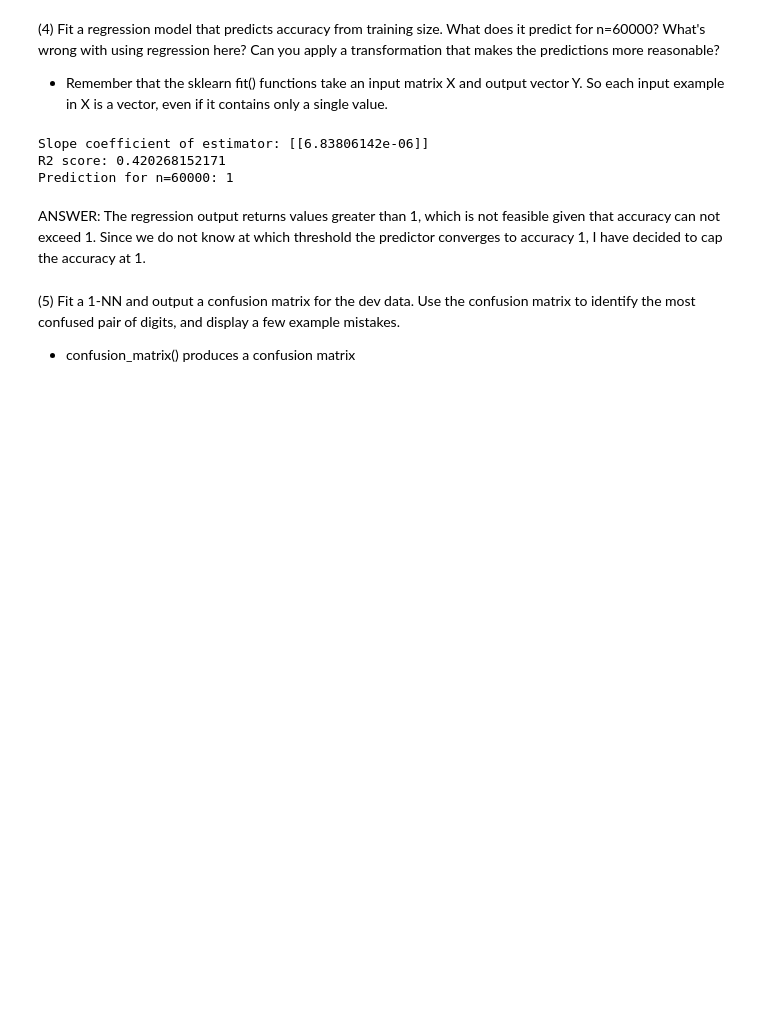
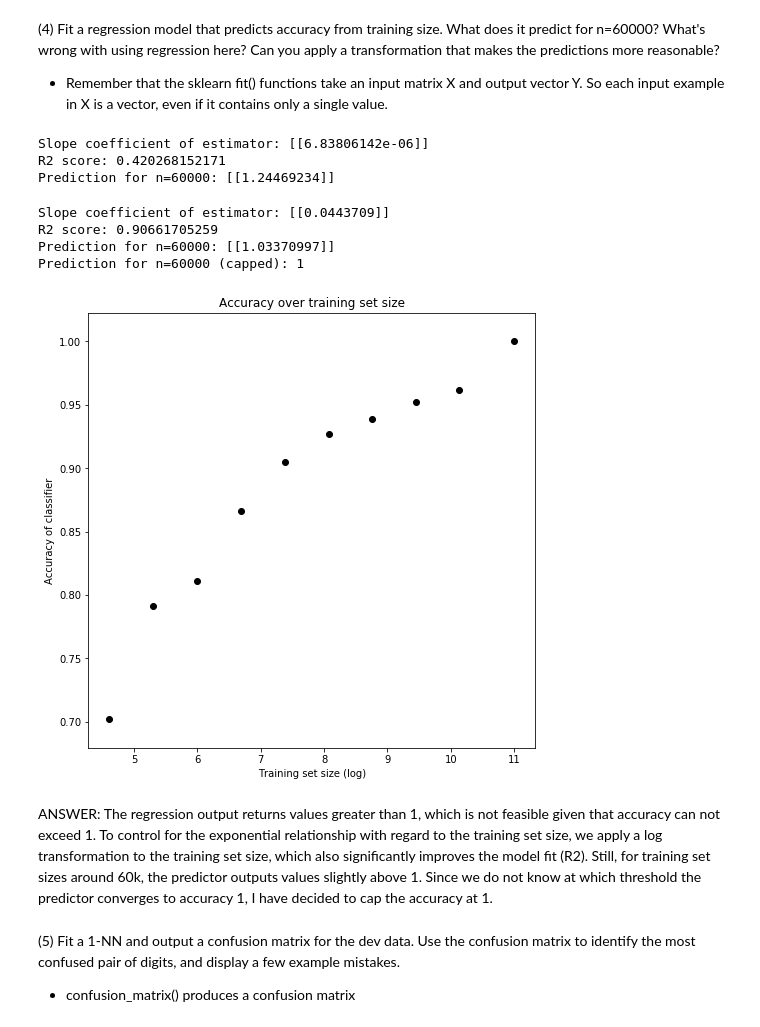
Before and after one commit to alekstoteles/UCB, a Jupyter notebook: alexander_mueller_p1.ipynb, the cells around one changed output. Drawn from its saved outputs; the diff is of its cells as text; code cells hidden in the pictures; blank space fills up the shorter version.

```diff
--- a/alexander_mueller_p1.ipynb
+++ b/alexander_mueller_p1.ipynb
@@ -218,9 +219,6 @@ def P4(pred_size):
     print("R2 score: {}".format(reg.score(x, y)))
     # Predict regressand
     prediction = reg.predict(np.array([[pred_size]]))
-    # Cap accuracy value at max 1
-    if pred_size > 1:
-      prediction = 1
     print("Prediction for n={}: {}".format(pred_size, prediction))
 
 
@@ -230,9 +228,45 @@ P4(60000)
 # %% [output]
 Slope coefficient of estimator: [[6.83806142e-06]]
 R2 score: 0.420268152171
-Prediction for n=60000: 1
+Prediction for n=60000: [[1.24469234]]
+# %%
+# Apply log(train_sizes) and log(pred_size), to control for exponential increase
+def P4(pred_size):
+    x = np.asarray(np.log(train_sizes)).reshape(-1,1)
+    y = np.asarray(accuracies).reshape(-1,1)
+    # Fit linear model to data
+    reg = LinearRegression()
+    reg.fit(x, y)
+    print("Slope coefficient of estimator: {}".format(reg.coef_))
+    print("R2 score: {}".format(reg.score(x, y)))
+    # Predict regressand
+    prediction = reg.predict(np.array([[np.log(pred_size)]]))
+    print("Prediction for n={}: {}".format(pred_size, prediction))
+    # Cap accuracy value at max 1
+    if prediction > 1:
+      prediction = 1
+    print("Prediction for n={} (capped): {}".format(pred_size, prediction))
+
+    x = np.append(x, np.log(pred_size))
+    y = np.append(y, prediction)
+
+    fig, ax = plt.subplots(figsize=(8, 8))
+    plt.title("Accuracy over training set size")
+    plt.xlabel("Training set size (log)")
+    plt.ylabel("Accuracy of classifier")
+    plt.scatter(x, y, color='black')
+    plt.show()
+
+
+P4(60000)
+# %% [output]
+Slope coefficient of estimator: [[0.0443709]]
+R2 score: 0.90661705259
+Prediction for n=60000: [[1.03370997]]
+Prediction for n=60000 (capped): 1
+[figure, added]
 # %% [markdown]
-ANSWER: The regression output returns values greater than 1, which is not feasible given that accuracy can not exceed 1. Since we do not know at which threshold the predictor converges to accuracy 1, I have decided to cap the accuracy at 1.
+ANSWER: The regression output returns values greater than 1, which is not feasible given that accuracy can not exceed 1. To control for the exponential relationship with regard to the training set size, we apply a log transformation to the training set size, which also significantly improves the model fit (R2). Still, for training set sizes around 60k, the predictor outputs values slightly above 1. Since we do not know at which threshold the predictor converges to accuracy 1, I have decided to cap the accuracy at 1.
 # %% [markdown]
 (5) Fit a 1-NN and output a confusion matrix for the dev data. Use the confusion matrix to identify the most confused pair of digits, and display a few example mistakes.
 
```
Also changed, not shown: parts of 21 cells of this notebook.
